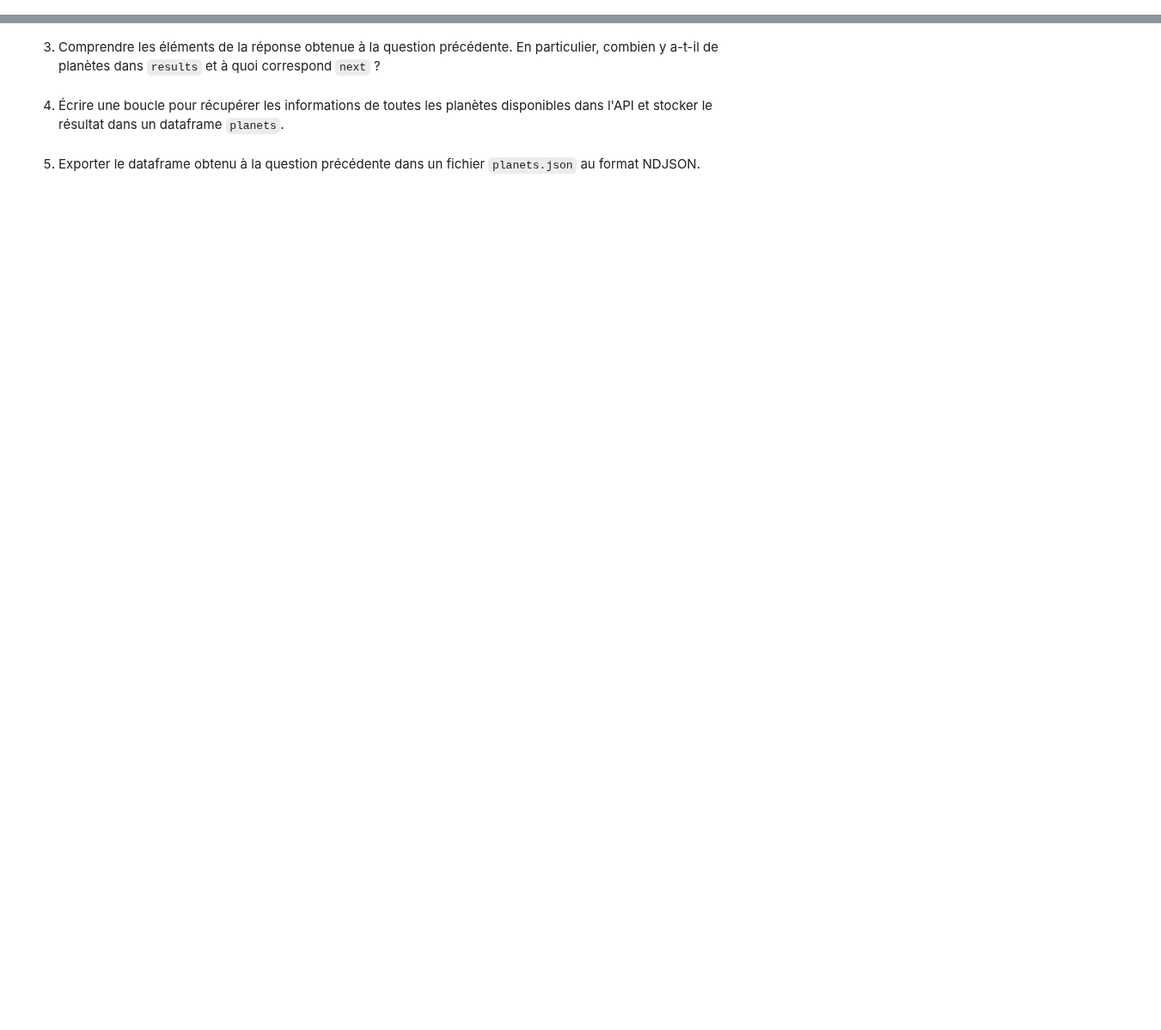
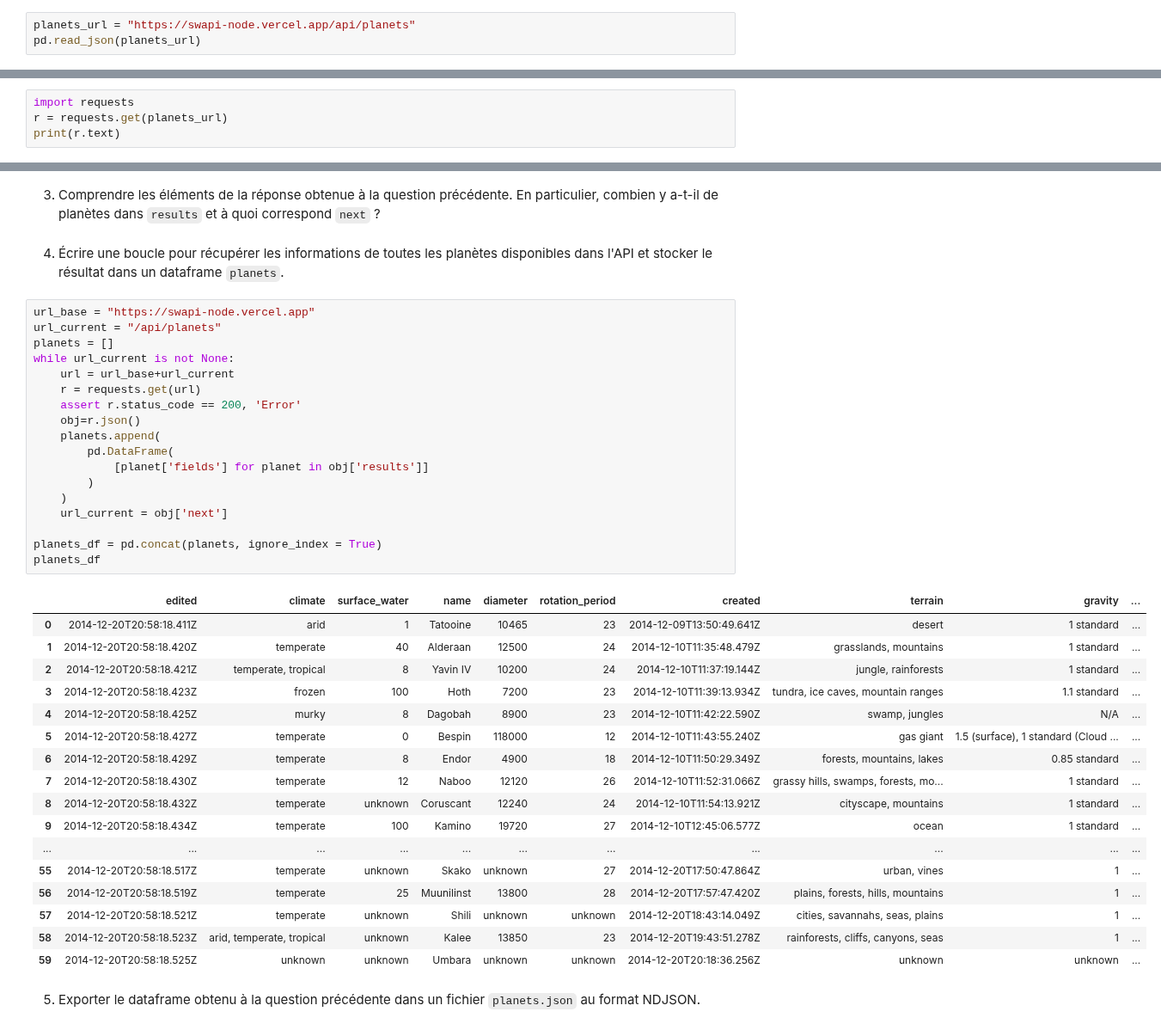
Before and after one commit to mlepennec-ensae/formation_cepe, a Jupyter notebook: notebooks/04_json.ipynb, the cells around one changed output, grey strips where cells are left out. Shown at 86% size. Drawn from its saved outputs; the diff is of its cells as text; blank space fills up the shorter version.

```diff
--- a/notebooks/04_json.ipynb
+++ b/notebooks/04_json.ipynb
@@ -48,3 +113,6 @@ Nous reprenons ici le jeu de données des [Iris de Fisher](https://fr.wikipedia.
 Le projet SWAPI (*Star Wars API*) est une source de données sur l'univers de Star Wars. L'API fournit plusieurs jeux de données concernant les planètes, les vaisseaux, les véhicules, les personnages, les films et les espèces de la saga venue d'une galaxie très, très lointaine.
 # %% [markdown]
 1. Utiliser la fonction Pandas `read_json` pour importer les données sur les planètes disponibles au format JSON à l'adresse [https://swapi-node.vercel.app/api/planets](https://swapi-node.vercel.app/api/planets) dans un dataframe. Est-ce que le résultat est facilement exploitable sous cette forme ?
+# %%
+planets_url = "https://swapi-node.vercel.app/api/planets"
+pd.read_json(planets_url)
@@ -51,2 +131,6 @@ Le projet SWAPI (*Star Wars API*) est une source de données sur l'univers de St
 # %% [markdown]
 2. Utiliser la fonction `get` du module `requests` pour récupérer les mêmes données que dans la question précédente et vérifier le code HTTP obtenu.
+# %%
+import requests
+r = requests.get(planets_url)
+print(r.text)
@@ -54,5 +140,41 @@ Le projet SWAPI (*Star Wars API*) est une source de données sur l'univers de St
 3. Comprendre les éléments de la réponse obtenue à la question précédente. En particulier, combien y a-t-il de planètes dans `results` et à quoi correspond `next` ?
 # %% [markdown]
 4. Écrire une boucle pour récupérer les informations de toutes les planètes disponibles dans l'API et stocker le résultat dans un dataframe `planets`.
+# %%
+url_base = "https://swapi-node.vercel.app"
+url_current = "/api/planets"
+planets = []
+while url_current is not None:
+    url = url_base+url_current
+    r = requests.get(url)
+    assert r.status_code == 200, 'Error'
+    obj=r.json()
+    planets.append(
+        pd.DataFrame(
+            [planet['fields'] for planet in obj['results']]
+        )
+    )
+    url_current = obj['next']
+
+planets_df = pd.concat(planets, ignore_index = True)
+planets_df
+# %% [output]
+|  | edited | climate | surface_water | name | diameter | rotation_period | created | terrain | gravity | ... |
+| 0 | 2014-12-20T20:58:18.411Z | arid | 1 | Tatooine | 10465 | 23 | 2014-12-09T13:50:49.641Z | desert | 1 standard | ... |
+| 1 | 2014-12-20T20:58:18.420Z | temperate | 40 | Alderaan | 12500 | 24 | 2014-12-10T11:35:48.479Z | grasslands, mountains | 1 standard | ... |
+| 2 | 2014-12-20T20:58:18.421Z | temperate, tropical | 8 | Yavin IV | 10200 | 24 | 2014-12-10T11:37:19.144Z | jungle, rainforests | 1 standard | ... |
+| 3 | 2014-12-20T20:58:18.423Z | frozen | 100 | Hoth | 7200 | 23 | 2014-12-10T11:39:13.934Z | tundra, ice caves, mountain ranges | 1.1 standard | ... |
+| 4 | 2014-12-20T20:58:18.425Z | murky | 8 | Dagobah | 8900 | 23 | 2014-12-10T11:42:22.590Z | swamp, jungles | N/A | ... |
+| 5 | 2014-12-20T20:58:18.427Z | temperate | 0 | Bespin | 118000 | 12 | 2014-12-10T11:43:55.240Z | gas giant | 1.5 (surface), 1 standard (Cloud ... | ... |
+| 6 | 2014-12-20T20:58:18.429Z | temperate | 8 | Endor | 4900 | 18 | 2014-12-10T11:50:29.349Z | forests, mountains, lakes | 0.85 standard | ... |
+| 7 | 2014-12-20T20:58:18.430Z | temperate | 12 | Naboo | 12120 | 26 | 2014-12-10T11:52:31.066Z | grassy hills, swamps, forests, mo... | 1 standard | ... |
+| 8 | 2014-12-20T20:58:18.432Z | temperate | unknown | Coruscant | 12240 | 24 | 2014-12-10T11:54:13.921Z | cityscape, mountains | 1 standard | ... |
+| 9 | 2014-12-20T20:58:18.434Z | temperate | 100 | Kamino | 19720 | 27 | 2014-12-10T12:45:06.577Z | ocean | 1 standard | ... |
+| ... | ... | ... | ... | ... | ... | ... | ... | ... | ... | ... |
+| 55 | 2014-12-20T20:58:18.517Z | temperate | unknown | Skako | unknown | 27 | 2014-12-20T17:50:47.864Z | urban, vines | 1 | ... |
+| 56 | 2014-12-20T20:58:18.519Z | temperate | 25 | Muunilinst | 13800 | 28 | 2014-12-20T17:57:47.420Z | plains, forests, hills, mountains | 1 | ... |
+| 57 | 2014-12-20T20:58:18.521Z | temperate | unknown | Shili | unknown | unknown | 2014-12-20T18:43:14.049Z | cities, savannahs, seas, plains | 1 | ... |
+| 58 | 2014-12-20T20:58:18.523Z | arid, temperate, tropical | unknown | Kalee | 13850 | 23 | 2014-12-20T19:43:51.278Z | rainforests, cliffs, canyons, seas | 1 | ... |
+| 59 | 2014-12-20T20:58:18.525Z | unknown | unknown | Umbara | unknown | unknown | 2014-12-20T20:18:36.256Z | unknown | unknown | ... |
 # %% [markdown]
 5. Exporter le dataframe obtenu à la question précédente dans un fichier `planets.json` au format NDJSON.
```
Also changed, not shown: parts of 11 cells of this notebook, 2 other files.
